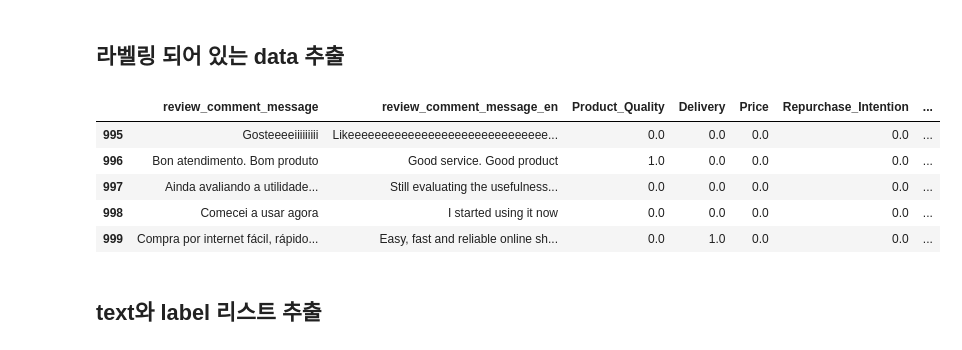
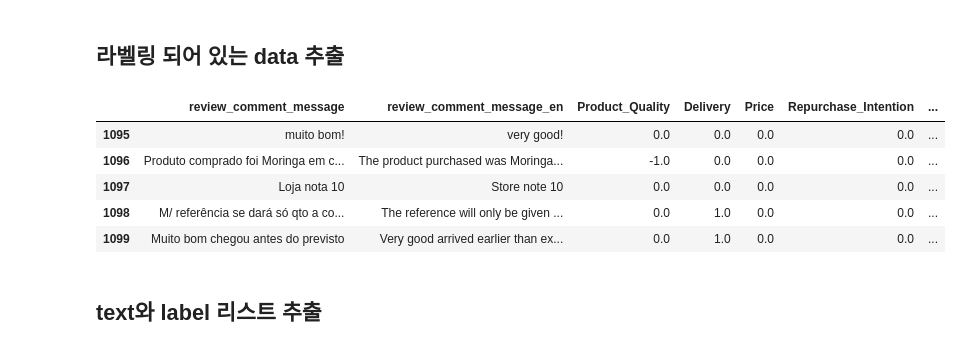
Before and after one commit to dothegee/ecommerce_project, a Jupyter notebook: code/roberta_finetuning.ipynb, the cells around one changed output. Drawn from its saved outputs; the diff is of its cells as text; code cells hidden in the pictures.

```diff
--- a/code/roberta_finetuning.ipynb
+++ b/code/roberta_finetuning.ipynb
@@ -131,15 +131,15 @@ data.head()
 # %% [markdown]
 ## 라벨링 되어 있는 data 추출
 # %%
-df = data.iloc[:1000,:]
+df = data.iloc[:1100,:]
 df.tail()
 # %% [output]
 |  | review_comment_message | review_comment_message_en | Product_Quality | Delivery | Price | Repurchase_Intention | ... |
-| 995 | Gosteeeeiiiiiiiii | Likeeeeeeeeeeeeeeeeeeeeeeeeeeeeee... | 0.0 | 0.0 | 0.0 | 0.0 | ... |
-| 996 | Bon atendimento. Bom produto | Good service. Good product | 1.0 | 0.0 | 0.0 | 0.0 | ... |
-| 997 | Ainda avaliando a utilidade... | Still evaluating the usefulness... | 0.0 | 0.0 | 0.0 | 0.0 | ... |
-| 998 | Comecei a usar agora | I started using it now | 0.0 | 0.0 | 0.0 | 0.0 | ... |
-| 999 | Compra por internet fácil, rápido... | Easy, fast and reliable online sh... | 0.0 | 1.0 | 0.0 | 0.0 | ... |
+| 1095 | muito bom! | very good! | 0.0 | 0.0 | 0.0 | 0.0 | ... |
+| 1096 | Produto comprado foi Moringa em c... | The product purchased was Moringa... | -1.0 | 0.0 | 0.0 | 0.0 | ... |
+| 1097 | Loja nota 10 | Store note 10 | 0.0 | 0.0 | 0.0 | 0.0 | ... |
+| 1098 | M/ referência se dará só qto a co... | The reference will only be given ... | 0.0 | 1.0 | 0.0 | 0.0 | ... |
+| 1099 | Muito bom chegou antes do previsto | Very good arrived earlier than ex... | 0.0 | 1.0 | 0.0 | 0.0 | ... |
 # %% [markdown]
 ## text와 label 리스트 추출
 # %%
```
Also changed, not shown: parts of 19 cells of this notebook.
